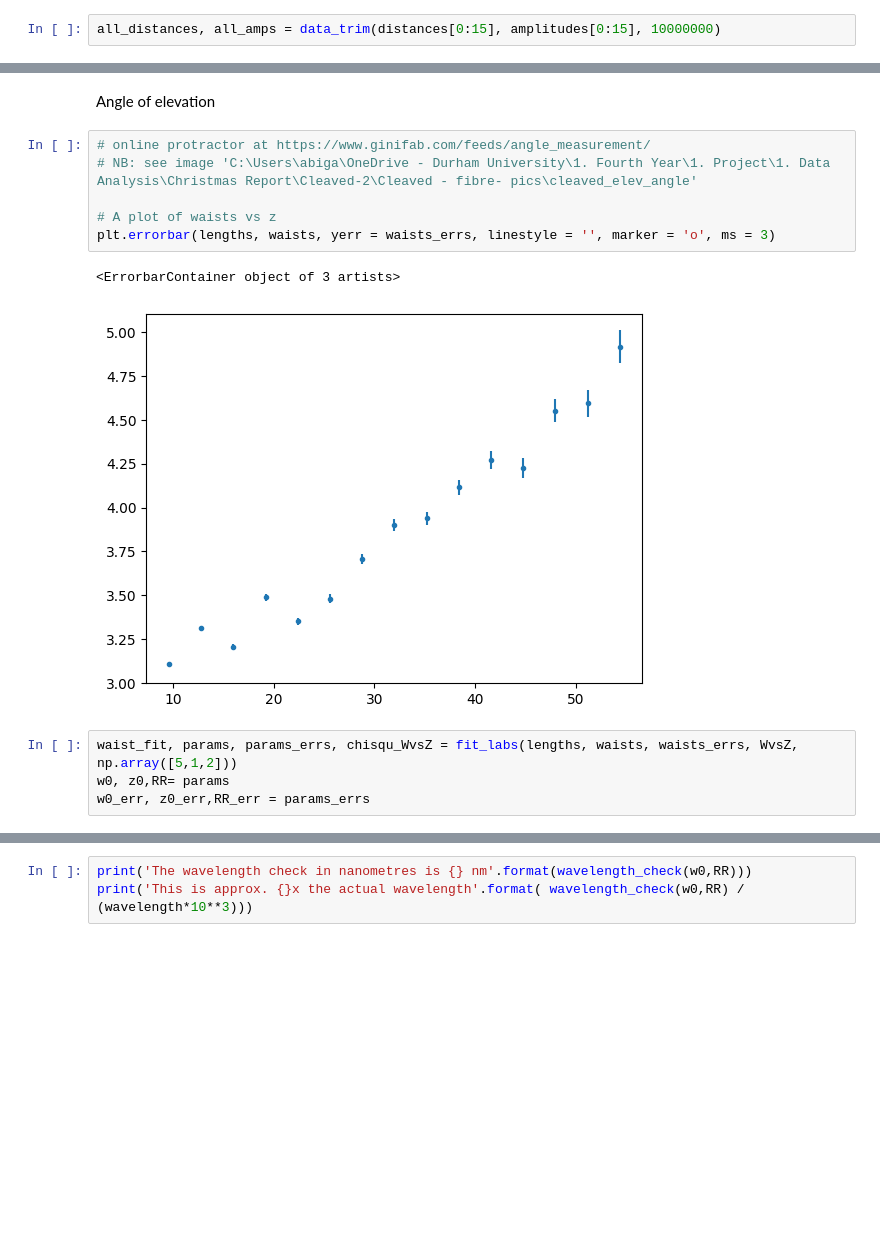
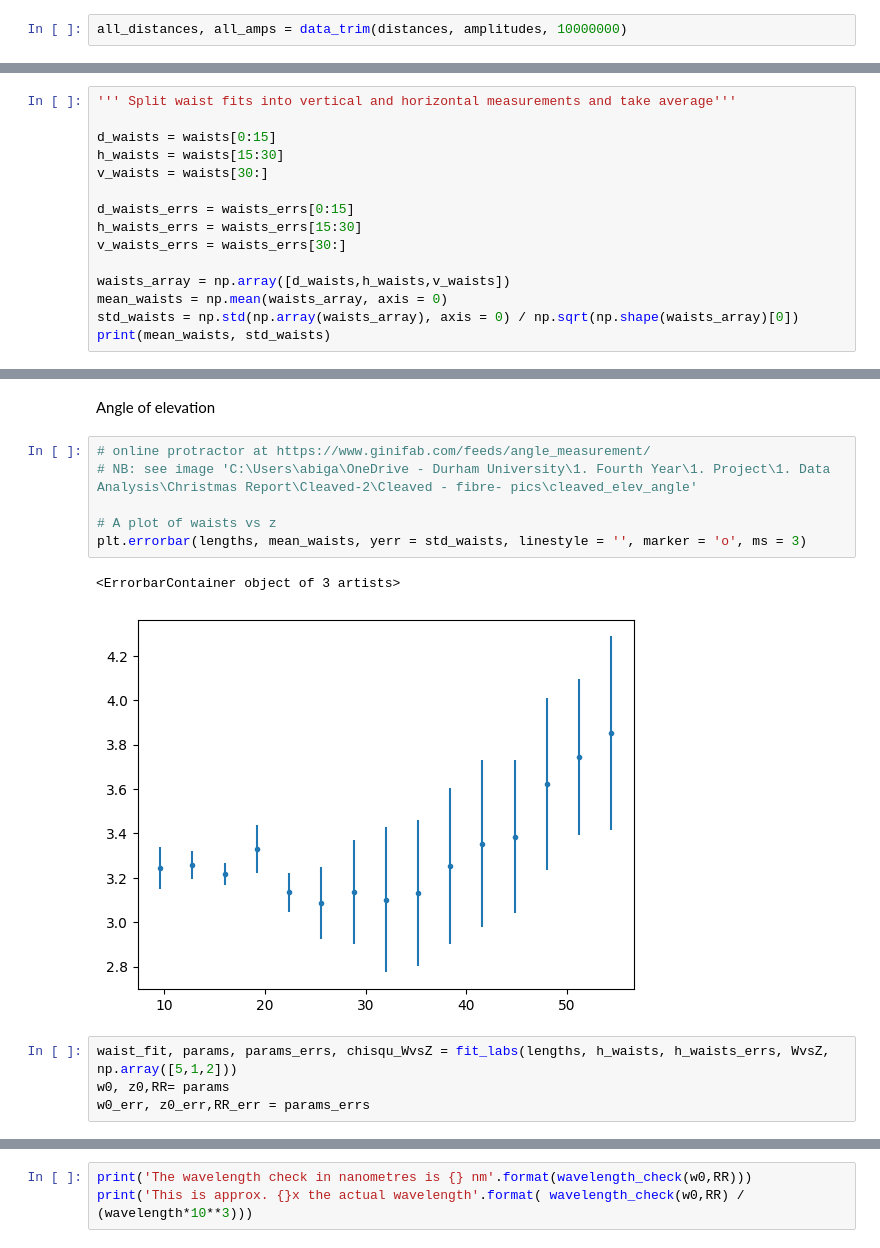
Before and after one commit to akay8/Level4Project, a Jupyter notebook: Epiphany/Cleaved_Fibre_Radial.ipynb, the cells around one changed output, grey strips where cells are left out. Saved outputs shown, nothing was run; the diff lists cells and outputs as text; blank space fills up the shorter version.

```diff
--- a/Epiphany/Cleaved_Fibre_Radial.ipynb
+++ b/Epiphany/Cleaved_Fibre_Radial.ipynb
@@ -53,7 +52,7 @@ plt.show()
 # %% [markdown]
 ## Normalise, cut down data
 # %%
-all_distances, all_amps = data_trim(distances[0:15], amplitudes[0:15], 10000000)
+all_distances, all_amps = data_trim(distances, amplitudes, 10000000)
 # %% [markdown]
 ## Errors - for above normalised Gaussians
 # %%
@@ -141,0 +145,15 @@ Text(0.5, 1.0, 'Waist Size Trend - Errorbars too small to see')
+# %%
+''' Split waist fits into vertical and horizontal measurements and take average'''
+
+d_waists = waists[0:15]
+h_waists = waists[15:30]
+v_waists = waists[30:]
+
+d_waists_errs = waists_errs[0:15]
+h_waists_errs = waists_errs[15:30]
+v_waists_errs = waists_errs[30:]
+
+waists_array = np.array([d_waists,h_waists,v_waists])
+mean_waists = np.mean(waists_array, axis = 0)
+std_waists = np.std(np.array(waists_array), axis = 0) / np.sqrt(np.shape(waists_array)[0])
+print(mean_waists, std_waists)
@@ -171,14 +195,14 @@ Angle of elevation
 # %%
 # online protractor at https://www.ginifab.com/feeds/angle_measurement/
 # NB: see image 'C:\Users\abiga\OneDrive - Durham University\1. Fourth Year\1. Project\1. Data Analysis\Christmas Report\Cleaved-2\Cleaved - fibre- pics\cleaved_elev_angle'
 
 # A plot of waists vs z
-plt.errorbar(lengths, waists, yerr = waists_errs, linestyle = '', marker = 'o', ms = 3)
+plt.errorbar(lengths, mean_waists, yerr = std_waists, linestyle = '', marker = 'o', ms = 3)
 # %% [output]
 <ErrorbarContainer object of 3 artists>
-[figure, old version]
+[figure, new version]
 # %%
-waist_fit, params, params_errs, chisqu_WvsZ = fit_labs(lengths, waists, waists_errs, WvsZ, np.array([5,1,2]))
+waist_fit, params, params_errs, chisqu_WvsZ = fit_labs(lengths, h_waists, h_waists_errs, WvsZ, np.array([5,1,2]))
 w0, z0,RR= params
 w0_err, z0_err,RR_err = params_errs
 # %%
```
Also changed, not shown: parts of 8 cells of this notebook.
